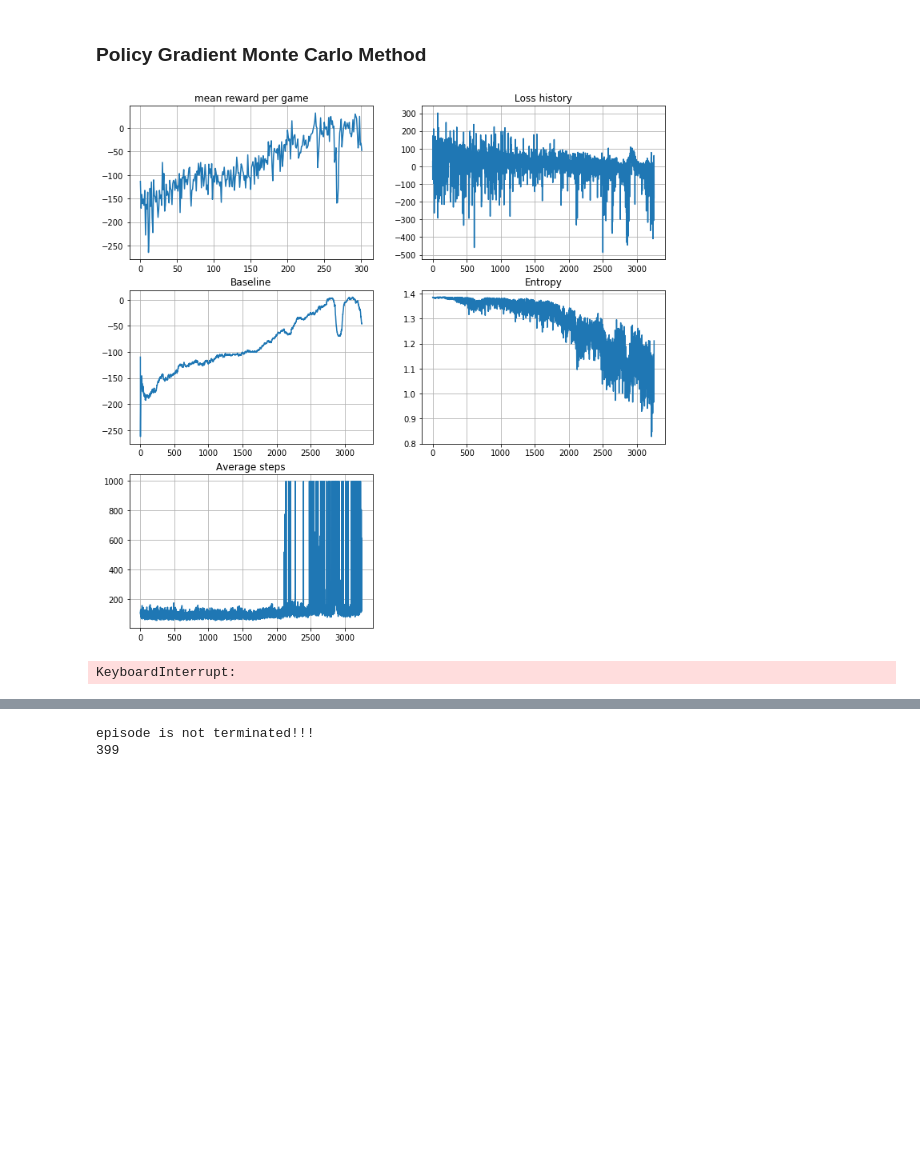
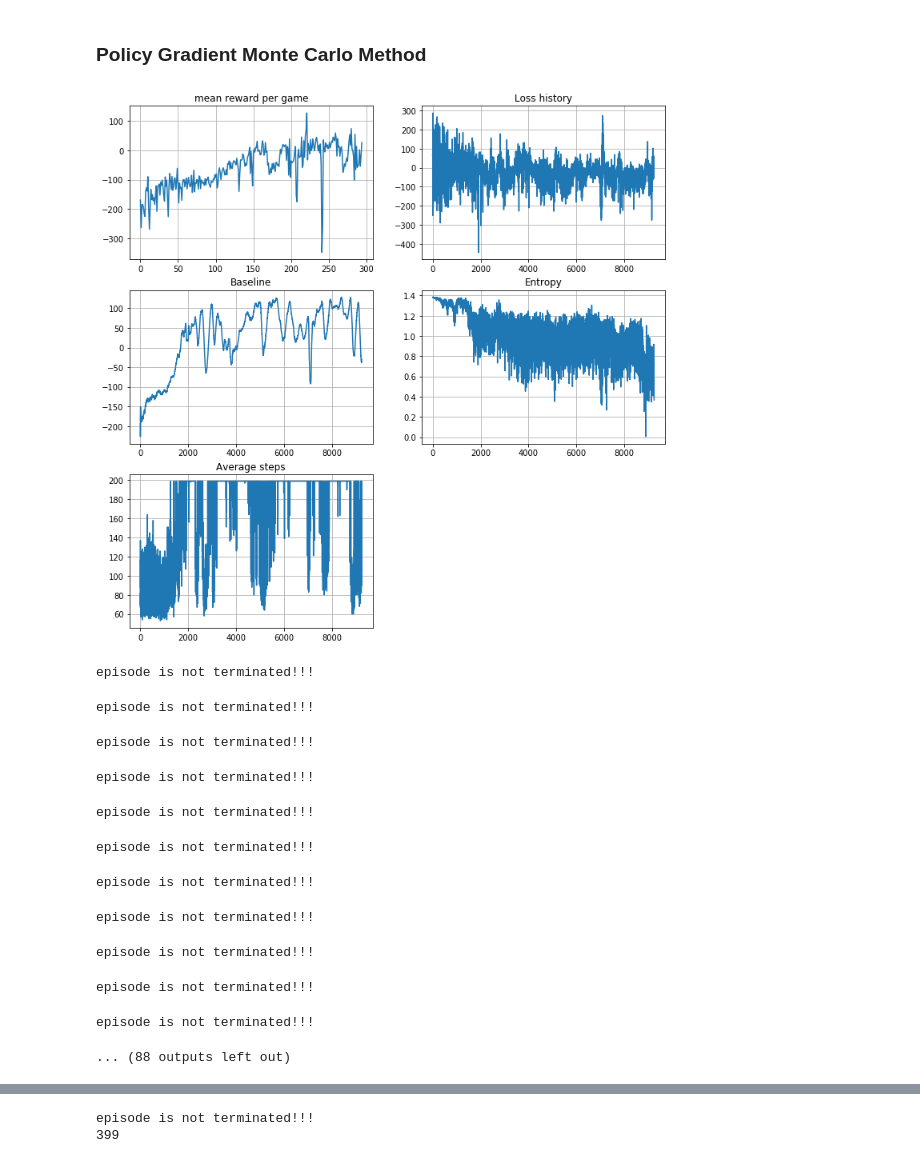
Before and after one commit to etendue/move37, a Jupyter notebook: dqn_pg_box2d.ipynb, the cells around one changed output, grey strips where cells are left out. Drawn from its saved outputs; the diff is of its cells as text; code cells hidden in the pictures; blank space fills up the shorter version.

```diff
--- a/dqn_pg_box2d.ipynb
+++ b/dqn_pg_box2d.ipynb
@@ -762,7 +762,7 @@ mean_rw_history = []
 loss_history = []
 entropy_history =[]
 baseline_history = []
-steps = []
+steps_history = []
 # for training
 env = gym.make("LunarLander-v2")
 # for evaluation
@@ -773,7 +773,7 @@ eval_env.seed(0)
 np.random.seed(0)
 
 t_max = env.spec.timestep_limit or 1000
-t_max = 1000
+t_max = 200
 
 
 mean_total_rewards = deque(maxlen=100)
@@ -790,7 +790,7 @@ for i in trange(EPISODE_NUM):
     s = env.reset()
     done = False
 
-    for step in range(t_max):
+    for j in range(t_max):
         a = agent.get_action(s)
         s_next,r,done, _ = env.step(a)
 
@@ -805,7 +805,7 @@ for i in trange(EPISODE_NUM):
 
     if not done:
         print("episode is not terminated!!!")
-        rewards[-1] = -10000.
+        #rewards[-1] = -10000.
 
     total_reward = np.sum(rewards)
     mean_total_rewards.append(total_reward)
@@ -821,36 +821,43 @@ for i in trange(EPISODE_NUM):
     advantages = np.array(returns) -mean_baseline
 
 
-    indice = np.array(range(step))
+    step_count = j
+    indice = np.array(range(step_count))
     np.random.shuffle(indice)
 
+    idx_start = 0
+    idx_end = BATCH_SIZE
+    idx_end = min(step_count,idx_end)
 
-    while
+    while idx_start <step_count:
+        idx = indice[idx_start:idx_end]
 
-    if step>BATCH_SIZE:
-        idx = np.random.randint(step,size=BATCH_SIZE)
+        states_t = torch.FloatTensor(np.array(states)[idx]).to(device)
+        advantage_t = torch.FloatTensor(np.array(advantages)[idx]).to(device)
+        actions_t = torch.LongTensor(np.array(actions)[idx]).to(device)
+        logits = pg_model(states_t)
+        log_prob = F.log_softmax(logits,dim = 1)
+        J = advantage_t * log_prob[range(len(idx)),actions_t]
 
-    states_t = torch.FloatTensor(np.array(states)[idx]).to(device)
-    advantage_t = torch.FloatTensor(np.array(advantages)[idx]).to(device)
-    actions_t = torch.LongTensor(np.array(actions)[idx]).to(device)
-    logits = pg_model(states_t)
-    log_prob = F.log_softmax(logits,dim = 1)
-    J = advantage_t * log_prob[range(len(idx)),actions_t]
+        # entropy
+        prob = F.softmax(logits,dim=1)
+        entropy = -(prob * log_prob).sum(dim=1).mean()
+        loss = -J.mean() - entropy * 0.01
 
-    # entropy
-    prob = F.softmax(logits,dim=1)
-    entropy = -(prob * log_prob).sum(dim=1).mean()
-    loss = -J.mean() - entropy * 0.01
+        #< minimize loss by gradient descent >
+        optimizer.zero_grad()
+        loss.backward()
+        optimizer.step()
+
+        idx_start +=BATCH_SIZE
+        idx_end +=BATCH_SIZE
+        idx_end = min(step_count,idx_end)
+
 
     loss_history.append(loss.cpu().data)
     baseline_history.append(mean_baseline)
     entropy_history.append(entropy.cpu().data.numpy())
-    steps.append(step)
-
-    #< minimize loss by gradient descent >
-    optimizer.zero_grad()
-    loss.backward()
-    optimizer.step()
+    steps_history.append(step_count)
 
 
     if i % 10 == 0:
@@ -860,36 +867,47 @@ for i in trange(EPISODE_NUM):
             print("Reach the target score 200 of 5 games")
             break
 
         clear_output(True)
         plt.figure(figsize=[12, 12])
         plt.subplot(3,2,1)
         plt.title("mean reward per game")
         plt.plot(mean_rw_history)
         plt.grid()
 
         plt.subplot(3,2,2)
         plt.title("Loss history")
         plt.plot(loss_history)
         plt.grid()
 
         plt.subplot(3,2,3)
         plt.title("Baseline")
         plt.plot(baseline_history)
         plt.grid()
 
         plt.subplot(3,2,4)
         plt.title("Entropy")
         plt.plot(entropy_history)
         plt.grid()
 
         plt.subplot(3,2,5)
         plt.title("Average steps")
-        plt.plot(steps)
+        plt.plot(steps_history)
         plt.grid()
         plt.show()
 # %% [output]
-[figure, old version]
+[figure, new version]
-KeyboardInterrupt:
+episode is not terminated!!!
+episode is not terminated!!!
+episode is not terminated!!!
+episode is not terminated!!!
+episode is not terminated!!!
+episode is not terminated!!!
+episode is not terminated!!!
+episode is not terminated!!!
+episode is not terminated!!!
+episode is not terminated!!!
+episode is not terminated!!!
+... (88 outputs left out)
 # %%
 evaluate(eval_env, agent, n_games=1,render=True)
 # %% [output]
```
Also changed, not shown: parts of 4 cells of this notebook.
